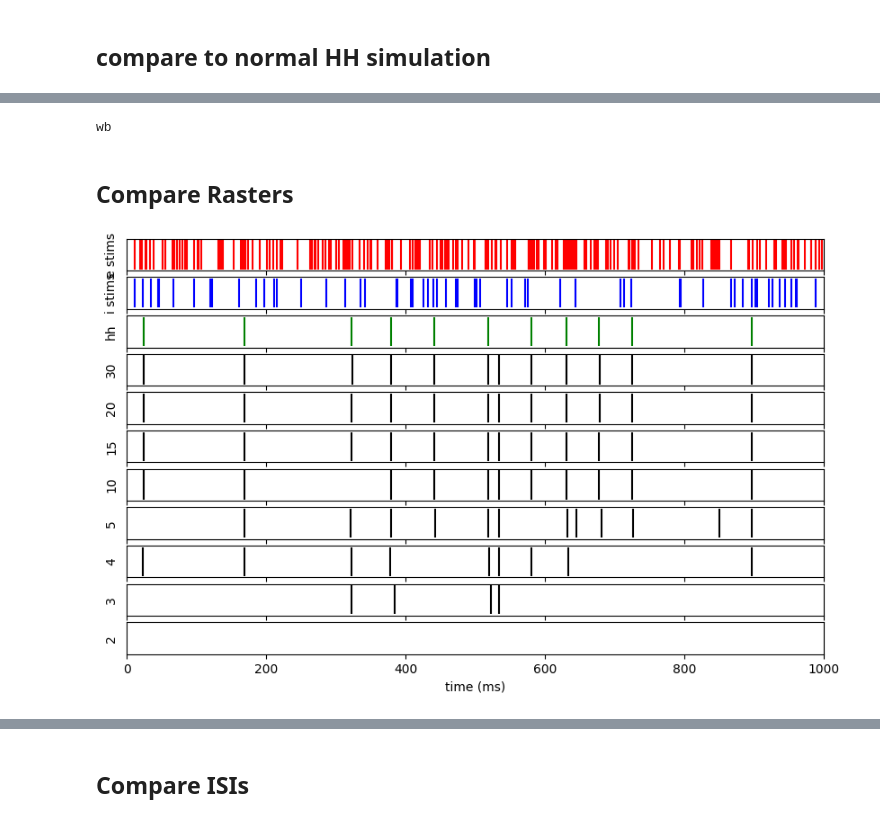
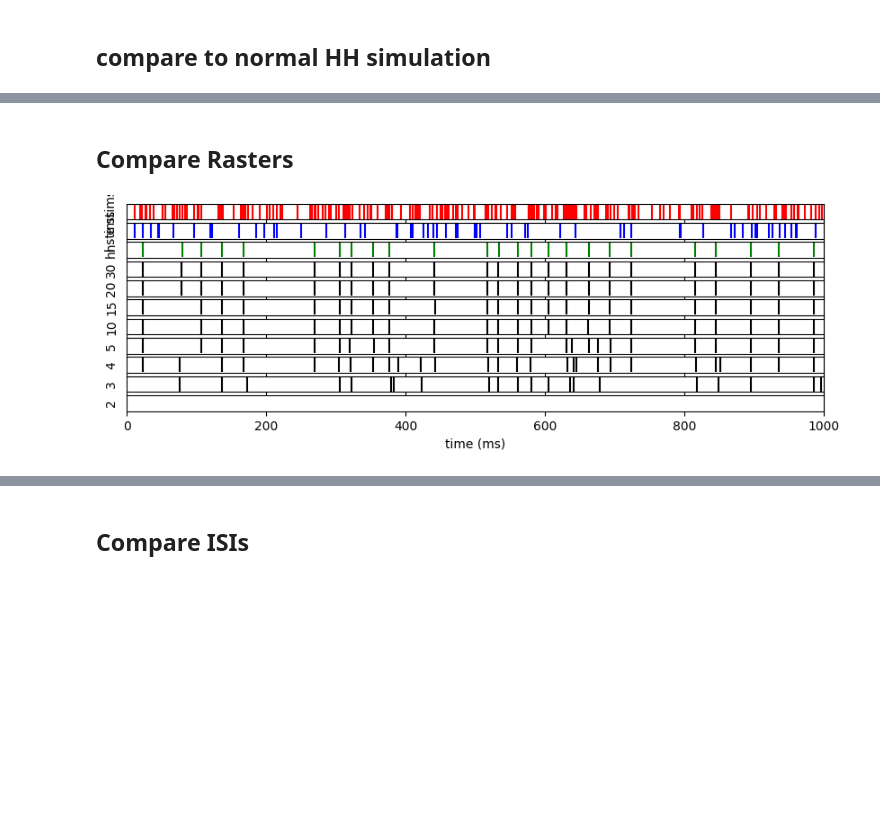
Before and after one commit to ec753/event_based_neuron, a Jupyter notebook: notebooks/nInputs_analysis.ipynb, the cells around one changed output, grey strips where cells are left out. Saved outputs shown, nothing was run; the diff lists cells and outputs as text; code cells hidden in the pictures; blank space fills up the shorter version.

```diff
--- a/notebooks/nInputs_analysis.ipynb
+++ b/notebooks/nInputs_analysis.ipynb
@@ -122,29 +140,7 @@ for file in os.listdir(output_dir_wb):
 # %% [markdown]
 ## compare to normal HH simulation
 # %%
-nInputs_events = {
-    'base':None,
-    'lw':None,
-    'lt':None,
-    'lwlt':None,
-    'burst':None,
-}
-
-for model_type in nInputs_stimuli:
-    estims = nInputs_stimuli[model_type]['e'][30]
-    istims = nInputs_stimuli[model_type]['i'][30]
-    events = [('e',estim) for estim in estims] + [('i', istim) for istim in istims]
-    events.sort(key = lambda x: x[1])
-    nInputs_events[model_type] = events
+# the stimuli are the same for every model_type, so only need to load once
+etimes = nInputs_stimuli['base_os']['e'][30] # the 30 here is arbitrary, they are all the same
+itimes = nInputs_stimuli['base_os']['i'][30]
-# %%
-nInputs_wb_events = {
-    'wb':None,
-}
-
-for model_type in nInputs_wb_stimuli:
-    estims = nInputs_wb_stimuli[model_type]['e'][30]
-    istims = nInputs_wb_stimuli[model_type]['i'][30]
-    events = [('e',estim) for estim in estims] + [('i', istim) for istim in istims]
-    events.sort(key = lambda x: x[1])
-    nInputs_wb_events[model_type] = events
 # %%
@@ -244,42 +237,18 @@ stim_params.stim_scaffold
-# %%
-gTruth_wb_results = {
-    'wb':None,
-}
-
-duration = 100000
-
-for model_type in gTruth_wb_results:
-    print(model_type)
-    history = median_histories[model_type]
-    events = nInputs_wb_events[model_type]
-    params = stim_params.stim_scaffold[model_type]
-
-    gTruth_wb_results[model_type] = WB.run_event_sim(
-        events,
-        history,
-        params['ex'].weight,
-        params['ex'].tau,
-        params['ex'].rev_potential,
-        params['in'].weight,
-        params['in'].tau,
-        params['in'].rev_potential,
-        duration
-    )
-# %% [output]
-wb
 # %% [markdown]
 ## Compare Rasters
 # %%
-def compare_rasters(model_type, results, gTruth_results, n_to_plot=[30, 20, 15, 10, 5, 4,3,2]):
+def compare_rasters(eb_spikes, cond_spikes, n_to_plot=[30, 20, 15, 10, 5, 4,3,2]):
     xlim = (0,1000)
-    fig, axes = plt.subplots(3+len(n_to_plot), 1, figsize=(10, 6), sharex=True, sharey=True)
+    fig, axes = plt.subplots(3+len(n_to_plot), 1, figsize=(10, 3), sharex=True, sharey=True)
 
-    axes[0].vlines(estims, 0, 1, color='red')
-    axes[1].vlines(istims, 0, 1, color='blue')
-    axes[2].vlines(gTruth_results[model_type], 0, 1, color='green')
+    axes[0].vlines(etimes, 0, 1, color='red')
+    axes[1].vlines(itimes, 0, 1, color='blue')
+
+
+    axes[2].vlines(cond_spikes, 0, 1, color='green')
 
     for i, n in enumerate(n_to_plot):
-        axes[3+i].vlines(results[model_type][n], 0, 1, color='black')
+        axes[3+i].vlines(eb_spikes[n], 0, 1, color='black')
         axes[3+i].set_ylabel(n)
 
     axes[0].set_yticks([])
@@ -292,6 +261,6 @@ def compare_rasters(model_type, results, gTruth_results, n_to_plot=[30, 20, 15,
     axes[-1].set_xlim(xlim)
     plt.show()
 # %%
-compare_rasters('lw', nInputs_results, gTruth_results)
+compare_rasters(nInputs_results['base_os'], conductance_model_spikes['base'])
 # %% [output]
-[figure, old version]
+[figure, new version]
```
Also changed, not shown: parts of 36 cells of this notebook, 9 other files.
